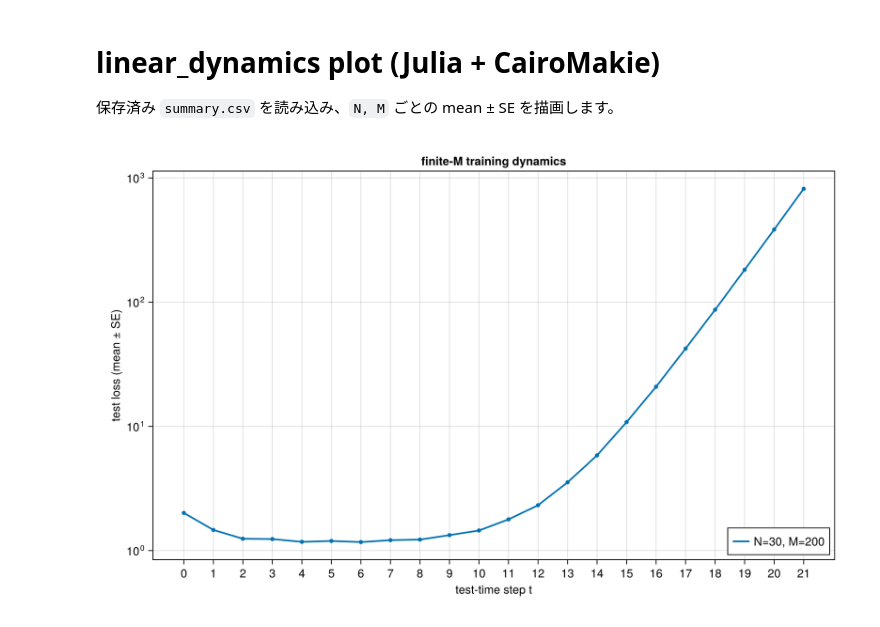
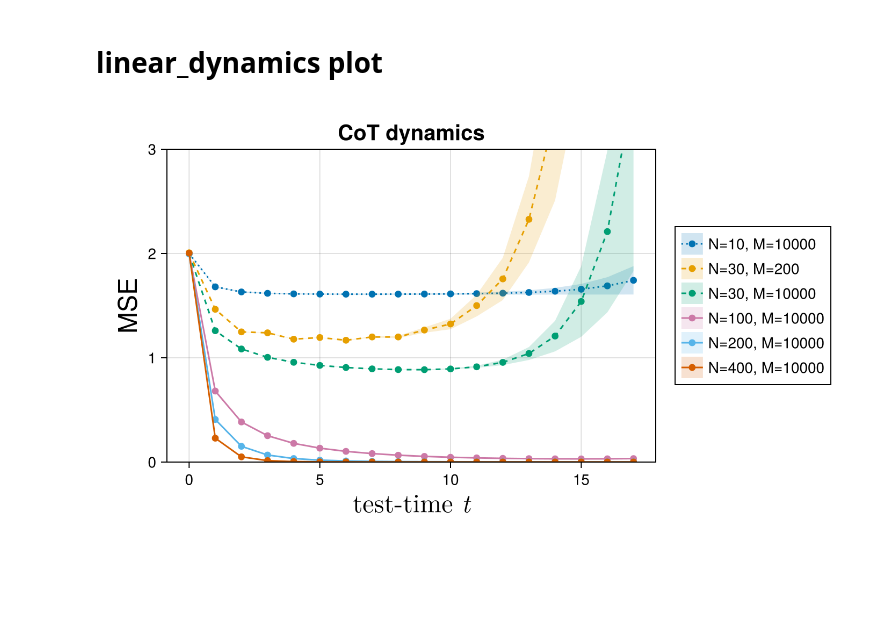
Before and after one commit to taka255/cot_asymptotics, a Jupyter notebook: linear_dynamics/plot.ipynb, the cells around one changed output. Drawn from its saved outputs; the diff is of its cells as text; code cells hidden in the pictures; blank space fills up the shorter version.

Commit message:
add cot dynamics figure

```diff
--- a/linear_dynamics/plot.ipynb
+++ b/linear_dynamics/plot.ipynb
@@ -1,46 +1,68 @@
-# %% [markdown]
-# linear_dynamics plot (Julia + CairoMakie)
-保存済み `summary.csv` を読み込み、`N, M` ごとの mean ± SE を描画します。
+# %% [markdown]
+# linear_dynamics plot
 # %%
 using CairoMakie
 using CSV
 using DataFrames
 
 base_dir = "/home/takanami/cot_asymptotics/linear_dynamics"
 results_root = joinpath(base_dir, "results")
 dirs = filter(d -> startswith(d, "linear_dynamics_"), readdir(results_root))
 isempty(dirs) && error("No results directory found in: $(results_root)")
 latest_dir = joinpath(results_root, sort(dirs)[end])
 
 df = CSV.read(joinpath(latest_dir, "summary.csv"), DataFrame)
 
 pairs = sort(unique(select(df, [:n, :m])))
-fig = Figure(size = (900, 560))
+fig = Figure(size = (700, 400))
 ax = Axis(
     fig[1, 1],
-    xlabel = "test-time step t",
-    ylabel = "test loss (mean ± SE)",
-    title = "finite-M training dynamics",
-    yscale = log10,
+    xlabel = L"test-time $t$",
+    ylabel = "MSE",
+    title = "CoT dynamics",
+    #yscale = log10,
+    limits = (nothing, nothing, 0.0, 3.0),
+    xlabelsize = 24,
+    ylabelsize = 24,
+    titlesize = 20,
 )
 
 colors = Makie.wong_colors()
 for (k, row) in enumerate(eachrow(pairs))
+    if (row.n, row.m) == (600, 10000) || (row.n, row.m) == (800, 10000)
+        continue
+    end
+
+    # type
+    type = nothing
+    if (row.n, row.m) == (10, 10000)
+        type = "saturation"
+        linetype = :dot
+    elseif (row.n, row.m) == (30, 200) || (row.n, row.m) == (30, 10000)
+        type = "overthinking"
+        linetype = :dash
+    else
+        type = "decay"
+        linetype = :solid
+    end
+
+
     sub = sort(df[(df.n .== row.n) .& (df.m .== row.m), :], :t)
     t = Float64.(sub.t)
     meanv = Float64.(sub.mean_loss)
     sev = Float64.(sub.se_loss)
     lower = max.(meanv .- sev, eps(Float64))
     upper = meanv .+ sev
     c = colors[mod1(k, length(colors))]
+    t_end = 18
 
-    band!(ax, t, lower, upper, color = (c, 0.18))
-    lines!(ax, t, meanv, color = c, linewidth = 2, label = "N=$(row.n), M=$(row.m)")
-    scatter!(ax, t, meanv, color = c, markersize = 7)
+
+    band!(ax, t[1:t_end], lower[1:t_end], upper[1:t_end], color = (c, 0.18), label = "N=$(row.n), M=$(row.m)")
+    lines!(ax, t[1:t_end], meanv[1:t_end], color = c, linestyle = linetype, label = "N=$(row.n), M=$(row.m)")
+    scatter!(ax, t[1:t_end], meanv[1:t_end], color = c, label = "N=$(row.n), M=$(row.m)")
 end
 
-ax.xticks = sort(unique(Int.(df.t)))
-axislegend(ax, position = :rb)
+Legend(fig[1, 2], ax, merge=true)
 fig
 # %% [output]
-[figure, old version]
+[figure, new version]
```
Also changed, not shown: 6 other files.
